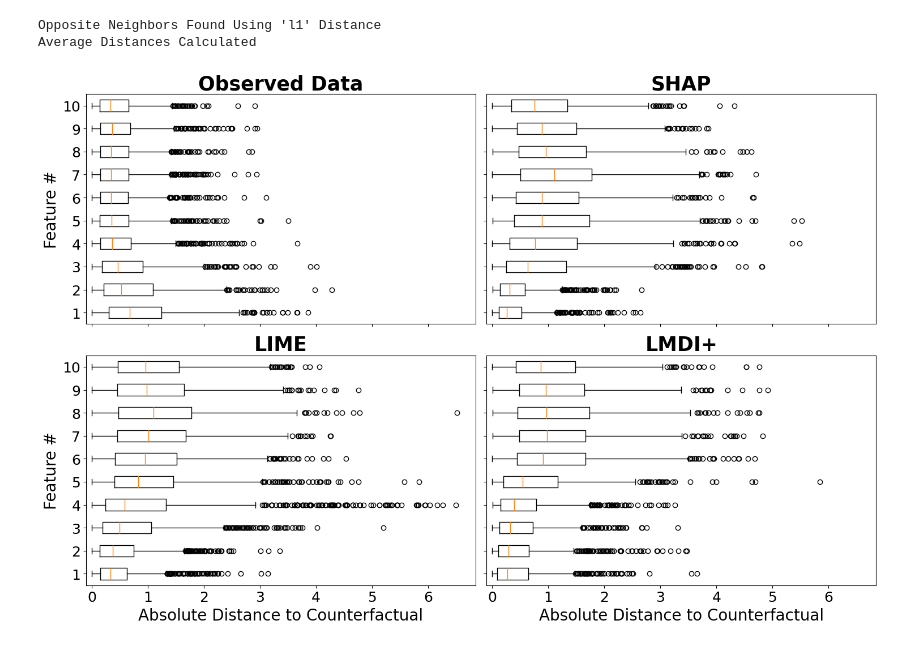
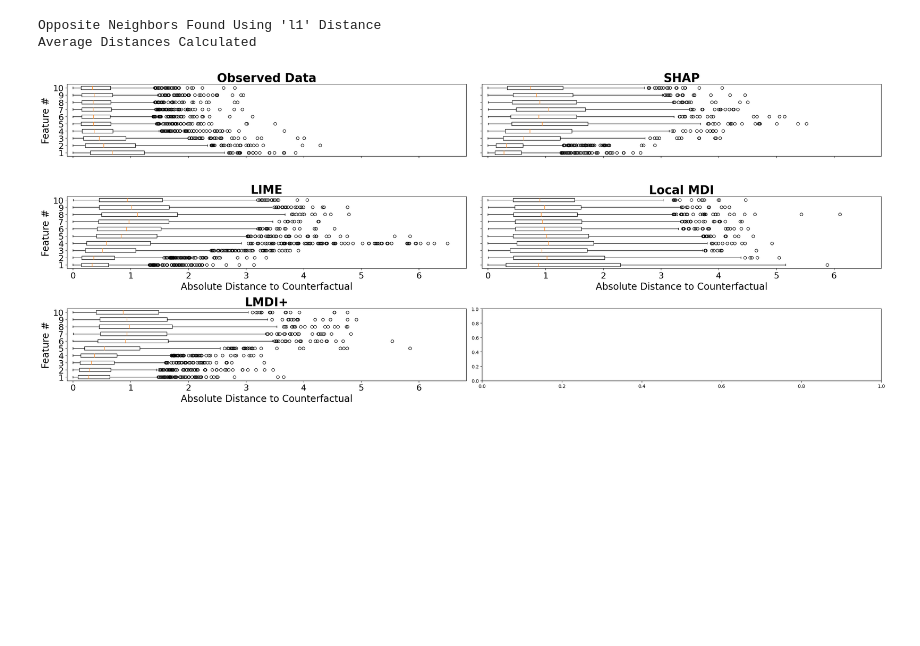
Before and after one commit to Yu-Group/imodels-experiments, a Jupyter notebook: feature_importance/counterfactuals/simulation.ipynb, the cells around one changed output. Cells and saved outputs as stored; diff of their text form; code cells hidden in the pictures; blank space fills up the shorter version.

```diff
--- a/feature_importance/counterfactuals/simulation.ipynb
+++ b/feature_importance/counterfactuals/simulation.ipynb
@@ -59,18 +70,18 @@ use_preds = True # do we use y_hat or y?
 np.random.seed(42)
 
 # get and split data
-X_train, X_test, y_train, y_test = train_test_split(X, y, test_size=0.5, random_state=42)
+X_train, X_test, y_train, y_test = train_test_split(X, y, test_size=0.5,
+                                                    random_state=42)
 
 print("Data Retrieved")
 
 # get fit models
-rf, rf_plus, rf_plus_no_raw = fit_models(X_train, y_train)
+rf, rf_plus = fit_rf_models(X_train, y_train)
 
 mdi_vals = rf.feature_importances_
 
 if use_preds:
-    rf_y_test, rf_plus_y_test, rf_plus_no_raw_y_test = \
-        get_predictions(X_test, rf, rf_plus, rf_plus_no_raw)
+    rf_y_test, rf_plus_y_test = get_predictions(X_test, rf, rf_plus)
 
 print("Models Fit")
 # %% [output]
@@ -88,19 +110,22 @@ raw_train = X_train
 raw_test = X_test
 
 # get shap
-shap_train = get_shap(X_train, rf)
-shap_test = get_shap(X_test, rf)
+shap_train = get_shap(X_train, rf, is_boosting=False)
+shap_test = get_shap(X_test, rf, is_boosting=False)
 
 # get lime
-lime_train = get_lime(X_train, rf)
-lime_test = get_lime(X_test, rf)
+lime_train = get_lime(X_train, rf, is_boosting=False)
+lime_test = get_lime(X_test, rf, is_boosting=False)
 
-# get lmdi values
-lmdi_train = get_lmdi(X_train, y_train, rf_plus)
+# get local mdi values
+local_mdi_train, local_mdi_test = local_mdi_score(X_train, X_test, model=rf, absolute=False)
+
+# get lmdi+ values
+lmdi_plus_train = get_lmdi_plus(X_train, y_train, rf_plus)
 if use_preds:
-    lmdi_test = get_lmdi(X_test, rf_plus_y_test, rf_plus)
+    lmdi_plus_test = get_lmdi_plus(X_test, rf_plus_y_test, rf_plus)
 else:
-    lmdi_test = get_lmdi(X_test, y_test, rf_plus)
+    lmdi_plus_test = get_lmdi_plus(X_test, y_test, rf_plus)
 
 print("LFI Values Retrieved")
 # %% [output]
@@ -110,19 +135,22 @@ if use_preds:
     raw_opposite = get_k_opposite_neighbors(k, nbr_dist, raw_train, raw_test, y_train, rf_y_test)
     shap_opposite = get_k_opposite_neighbors(k, nbr_dist, shap_train, shap_test, y_train, rf_y_test)
     lime_opposite = get_k_opposite_neighbors(k, nbr_dist, lime_train, lime_test, y_train, rf_y_test)
-    lmdi_opposite = get_k_opposite_neighbors(k, nbr_dist, lmdi_train, lmdi_test, y_train, rf_plus_y_test)
+    local_mdi_opposite = get_k_opposite_neighbors(k, nbr_dist, local_mdi_train, local_mdi_test, y_train, rf_y_test)
+    lmdi_plus_opposite = get_k_opposite_neighbors(k, nbr_dist, lmdi_plus_train, lmdi_plus_test, y_train, rf_plus_y_test)
 else:
     raw_opposite = get_k_opposite_neighbors(k, nbr_dist, raw_train, raw_test, y_train, y_test)
     shap_opposite = get_k_opposite_neighbors(k, nbr_dist, shap_train, shap_test, y_train, y_test)
     lime_opposite = get_k_opposite_neighbors(k, nbr_dist, lime_train, lime_test, y_train, y_test)
-    lmdi_opposite = get_k_opposite_neighbors(k, nbr_dist, lmdi_train, lmdi_test, y_train, y_test)
+    local_mdi_opposite = get_k_opposite_neighbors(k, nbr_dist, local_mdi_train, local_mdi_test, y_train, y_test)
+    lmdi_plus_opposite = get_k_opposite_neighbors(k, nbr_dist, lmdi_plus_train, lmdi_plus_test, y_train, y_test)
 
 print(f"Opposite Neighbors Found Using '{nbr_dist}' Distance")
 
 raw_distances = get_coord_nbr_dist(k, raw_opposite, X_train, X_test)
 shap_distances = get_coord_nbr_dist(k, shap_opposite, X_train, X_test)
 lime_distances = get_coord_nbr_dist(k, lime_opposite, X_train, X_test)
-lmdi_distances = get_coord_nbr_dist(k, lmdi_opposite, X_train, X_test)
+local_mdi_distances = get_coord_nbr_dist(k, local_mdi_opposite, X_train, X_test)
+lmdi_plus_distances = get_coord_nbr_dist(k, lmdi_plus_opposite, X_train, X_test)
 
 print(f"Average Distances Calculated")
 # %% [output]
@@ -169,39 +204,39 @@ lmdi_dist_var = np.var(lmdi_distances, axis=0)
 # %%
-lfi_tensor = np.array([shap_vals, lime_vals, lmdi_vals])
-distance_tensor = np.array([raw_distances, shap_distances, lime_distances, lmdi_distances])
+lfi_tensor = np.array([shap_vals, lime_vals, local_mdi_vals, lmdi_plus_vals])
+distance_tensor = np.array([raw_distances, shap_distances, lime_distances, local_mdi_distances, lmdi_plus_distances])
 # %%
 ### PLOT DISTANCE TO COUNTERFACTUALS ###
 
-methods = ['Observed Data', 'SHAP', 'LIME', 'LMDI+']
-fig, axes = plt.subplots(nrows=2, ncols=2, figsize=(15, 10))
+methods = ['Observed Data', 'SHAP', 'LIME', 'Local MDI', 'LMDI+']
+fig, axes = plt.subplots(nrows=3, ncols=2, figsize=(25, 10))
 axes = axes.flatten()
 for i, method in enumerate(methods):
     # set axis tick font to be bigger
     axes[i].tick_params(axis='both', which='major', labelsize=18)
     # set axis title font to be bigger
     axes[i].set_title(method, fontsize=25, fontweight='bold')
     # set axis label font to be bigger
     axes[i].boxplot(distance_tensor[i], vert=False)
     # axes[i].set_title(method)
     axes[i].set_xlabel('Absolute Distance to Counterfactual', fontsize=20)
     axes[i].set_yticks(range(1, distance_tensor[i].shape[1] + 1))
     axes[i].set_ylabel('Feature #', fontsize=20)
     axes[i].set_yticklabels([f'{j+1}' for j in range(distance_tensor[i].shape[1])])
     axes[i].set_xlim(-0.1, np.max(distance_tensor) * 1.05)
     # take away x-axis tick labels for the top row
     if i < 2:
         axes[i].set_xticklabels([])
     # take away y-axis tick labels for the right column
     if i % 2 == 1:
         axes[i].set_yticklabels([])
     # take away x-axis label for the top row
     if i < 2:
         axes[i].set_xlabel('')
     # take away y-axis label for the right column
     if i % 2 == 1:
         axes[i].set_ylabel('')
 plt.tight_layout()
 # plt.savefig('images/cfact_simulation.pdf', bbox_inches='tight', format='pdf')
 plt.show()
 # %% [output]
-[figure, old version]
+[figure, new version]
```
Also changed, not shown: parts of 5 cells of this notebook, 16 other files.
